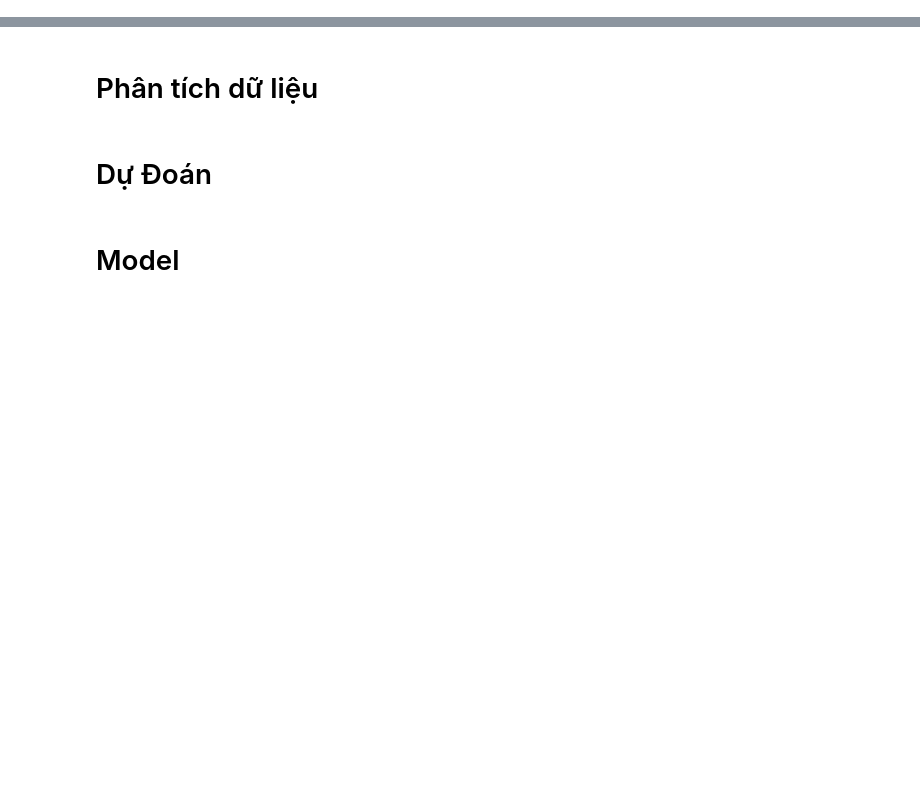
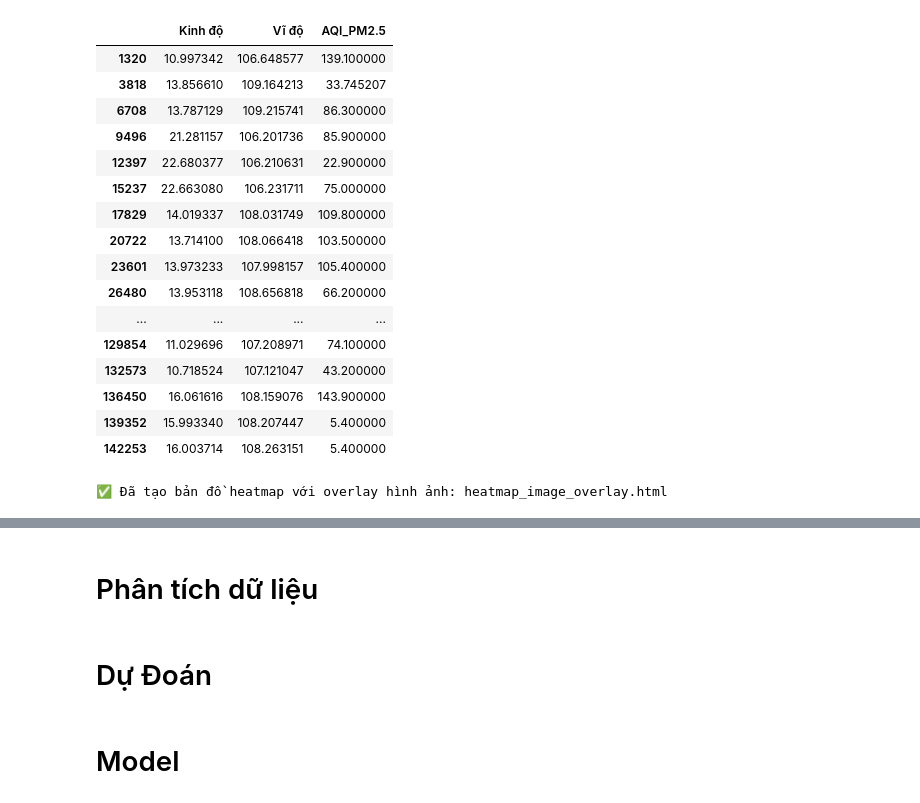
Before and after one commit to aleniox/Quality_air, a Jupyter notebook: note-tools.ipynb, the cells around one changed output, grey strips where cells are left out. Saved outputs shown, nothing was run; the diff lists cells and outputs as text; code cells hidden in the pictures; blank space fills up the shorter version.

```diff
--- a/note-tools.ipynb
+++ b/note-tools.ipynb
@@ -233,6 +214,29 @@ filtered_df
 #     print(len(lats), len(lons), len(point))
 # %%
 filtered_df_clean = final_df[['Kinh độ', 'Vĩ độ', 'AQI_PM2.5']].dropna()
+# %%
+df = pd.read_excel("output/AQI_PM25_VietNam.xlsx")
+final_df = df[df['Datetime'] == "12:00 25/01/2025"]
+filtered_df_clean = final_df[['Kinh độ', 'Vĩ độ', 'AQI_PM2.5']].dropna()
+filtered_df_clean
+# %% [output]
+|  | Kinh độ | Vĩ độ | AQI_PM2.5 |
+| 1320 | 10.997342 | 106.648577 | 139.100000 |
+| 3818 | 13.856610 | 109.164213 | 33.745207 |
+| 6708 | 13.787129 | 109.215741 | 86.300000 |
+| 9496 | 21.281157 | 106.201736 | 85.900000 |
+| 12397 | 22.680377 | 106.210631 | 22.900000 |
+| 15237 | 22.663080 | 106.231711 | 75.000000 |
+| 17829 | 14.019337 | 108.031749 | 109.800000 |
+| 20722 | 13.714100 | 108.066418 | 103.500000 |
+| 23601 | 13.973233 | 107.998157 | 105.400000 |
+| 26480 | 13.953118 | 108.656818 | 66.200000 |
+| ... | ... | ... | ... |
+| 129854 | 11.029696 | 107.208971 | 74.100000 |
+| 132573 | 10.718524 | 107.121047 | 43.200000 |
+| 136450 | 16.061616 | 108.159076 | 143.900000 |
+| 139352 | 15.993340 | 108.207447 | 5.400000 |
+| 142253 | 16.003714 | 108.263151 | 5.400000 |
 # %%
 import numpy as np
 import pandas as pd
@@ -296,9 +302,9 @@ from matplotlib.colors import LinearSegmentedColormap
 # ==== 1. Dữ liệu ban đầu ====
 # for idx, pre in enumerate(timelamp):
 idx = 'pre'
-vn_mainland = gpd.read_file("gadm41_VNM_1.json")
-hoang_sa = gpd.read_file("gadm36_XSP_0.json")
-truong_sa = gpd.read_file("gadm36_XPI_0.json")
+vn_mainland = gpd.read_file("map/gadm41_VNM_1.json")
+hoang_sa = gpd.read_file("map/gadm36_XSP_0.json")
+truong_sa = gpd.read_file("map/gadm36_XPI_0.json")
 
 # Gộp lại thành một GeoDataFrame
 vn_full = gpd.GeoDataFrame(pd.concat([vn_mainland, hoang_sa, truong_sa], ignore_index=True), crs='EPSG:4326')
@@ -357,7 +363,7 @@ plt.imshow(
     cmap=aqi_cmap,     # Hoặc 'plasma', 'turbo', 'jet', 'YlOrRd'
     alpha=0.75,
     vmin=0,
-    vmax=400
+    vmax=500
 )
 plt.axis('off')
 plt.savefig(f"images/heatmap_overlay {idx}.png", bbox_inches='tight', pad_inches=0, transparent=True)
@@ -450,6 +456,8 @@ folium.Marker(
 folium.LayerControl().add_to(m)
 # m.save(f"heatmap_image_overlay{idx}.html")
 print("✅ Đã tạo bản đồ heatmap với overlay hình ảnh: heatmap_image_overlay.html")
+# %% [output]
+✅ Đã tạo bản đồ heatmap với overlay hình ảnh: heatmap_image_overlay.html
 # %%
 from branca.element import Template, MacroElement
 
```
Also changed, not shown: parts of 15 cells of this notebook, 4 other files.
